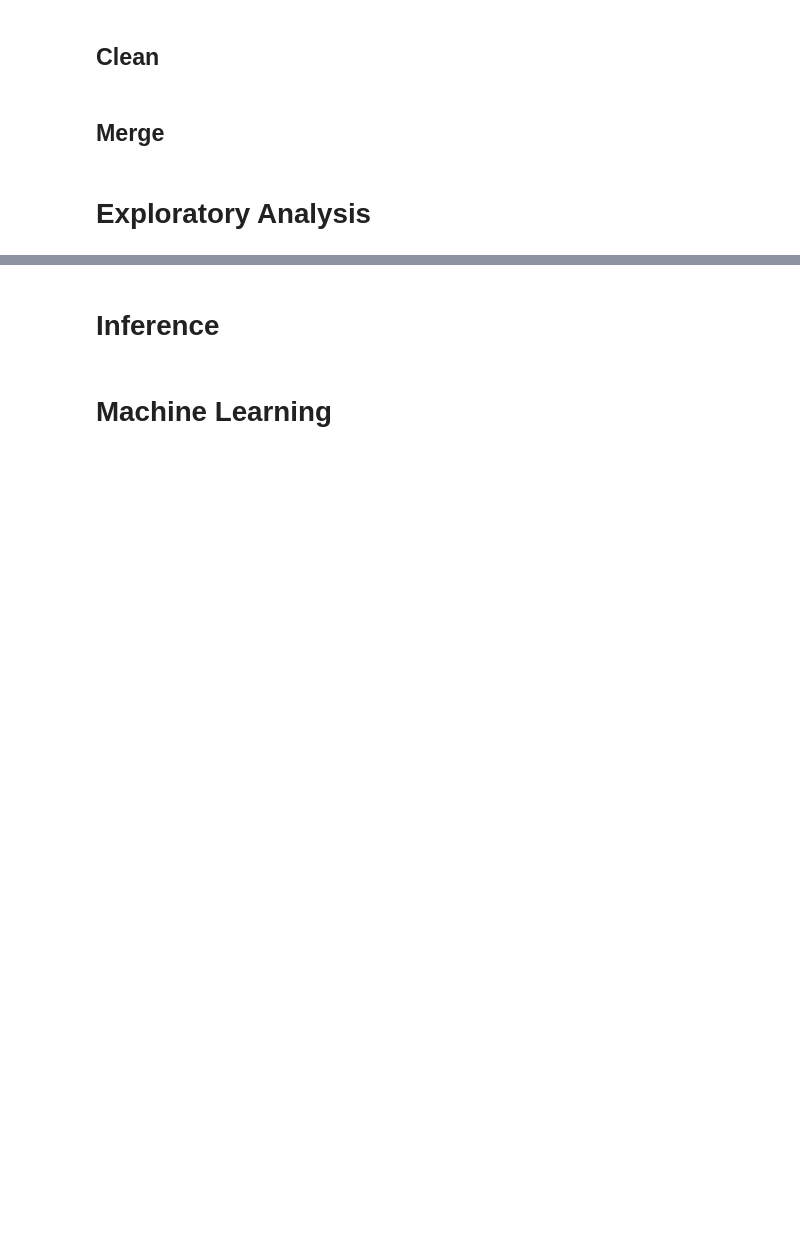
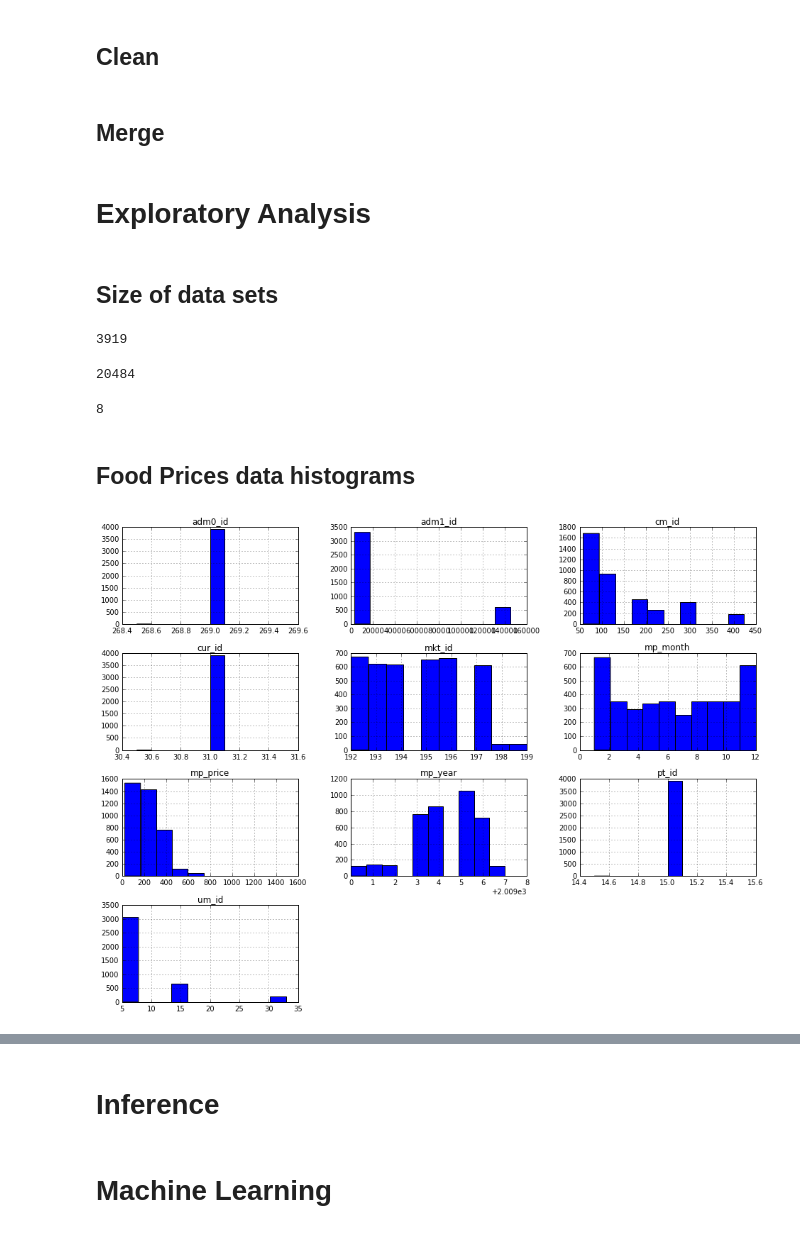
Before and after one commit to dljvandenberg/hackhunger, a Jupyter notebook: code/complete_analysis.ipynb, the cells around one changed output, grey strips where cells are left out. Drawn from its saved outputs; the diff is of its cells as text; code cells hidden in the pictures; blank space fills up the shorter version.

Commit message:
Exploratory histograms + plot market locations

```diff
--- a/code/complete_analysis.ipynb
+++ b/code/complete_analysis.ipynb
@@ -51,3 +47,19 @@ import pandas as pd
+# %%
+# Libraries
+import os
+import datetime
+import pandas as pd
+import numpy as np
+import matplotlib.pyplot as plt
+import matplotlib.pylab as pylab
+
+#from biokit.viz import corrplot
+#from sklearn import tree
+#import graphviz
+
+# Inline plotting with specific image size
+% matplotlib inline
+pylab.rcParams['figure.figsize'] = 16, 12
 # %%
 # Current dir
 os.getcwd()
@@ -59,18 +71,18 @@ dir_rainfall = "../data/yemen_rainfall/"
 dir_yemen = "../data/USB/Yemen/"
 
 # Data files
-file_yem_foodprices_fao = dir_yemen + "YEM_FAO_FoodPrices.csv"
-file_yem_foodprices_wfp = dir_yemen + "YEM_WFP_FoodPrices_09-05-2016.csv"
-file_yem_marketlocations = dir_yemen + "YEM_WFP_Market-Locations.csv"
-file_yem_mvam = dir_yemen + "mVAM/Data/YEM_WFP_mVAM_RawData.csv"
-file_yem_cfss = dir_yemen + "CFSS/Data/YEM_CFSS_2014.csv"
+file_foodprices_fao = dir_yemen + "YEM_FAO_FoodPrices.csv"
+file_foodprices_wfp = dir_yemen + "YEM_WFP_FoodPrices_09-05-2016.csv"
+file_marketlocations = dir_yemen + "YEM_WFP_Market-Locations.csv"
+file_mvam = dir_yemen + "mVAM/Data/YEM_WFP_mVAM_RawData.csv"
+file_cfss = dir_yemen + "CFSS/Data/YEM_CFSS_2014.csv"
 # %%
 # Read data
-df_yem_foodprices_fao = pd.read_csv(file_yem_foodprices_fao)
-df_yem_foodprices_wfp = pd.read_csv(file_yem_foodprices_wfp)
-df_yem_marketlocations = pd.read_csv(file_yem_marketlocations)
-df_yem_mvam = pd.read_csv(file_yem_mvam)
-# Error when reading cfss data
-#df_yem_cfss = pd.read_csv(file_yem_cfss)
+#df_foodprices_fao = pd.read_csv(file_foodprices_fao)   # Does not contain prices, only (irrelevant) commodity names
+df_foodprices_wfp = pd.read_csv(file_foodprices_wfp)
+df_marketlocations = pd.read_csv(file_marketlocations)
+df_mvam = pd.read_csv(file_mvam)
+# TODO: Error when reading cfss data
+#df_cfss = pd.read_csv(file_cfss)
 # %%
 # Quickly explore data
@@ -83,3 +96,23 @@ df_yem_mvam = pd.read_csv(file_yem_mvam)
 ## Merge
 # %% [markdown]
 # Exploratory Analysis
+# %% [markdown]
+## Size of data sets
+# %%
+len(df_foodprices_wfp)
+# %% [output]
+3919
+# %%
+len(df_mvam)
+# %% [output]
+20484
+# %%
+len(df_marketlocations)
+# %% [output]
+8
+# %% [markdown]
+## Food Prices data histograms
+# %%
+df_foodprices_wfp.hist();
+# %% [output]
+[figure, added]
```
Also changed, not shown: parts of 6 cells of this notebook.
